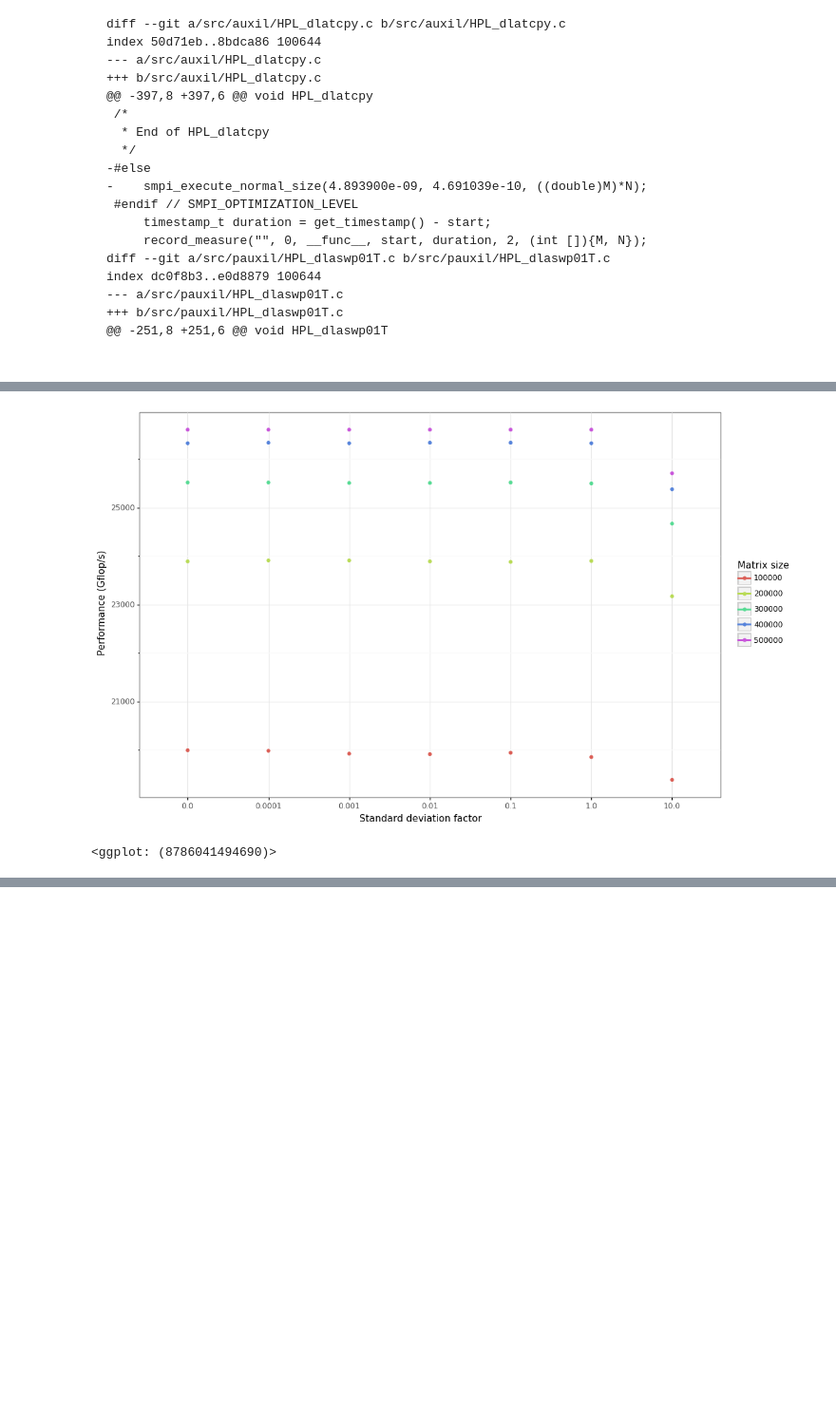
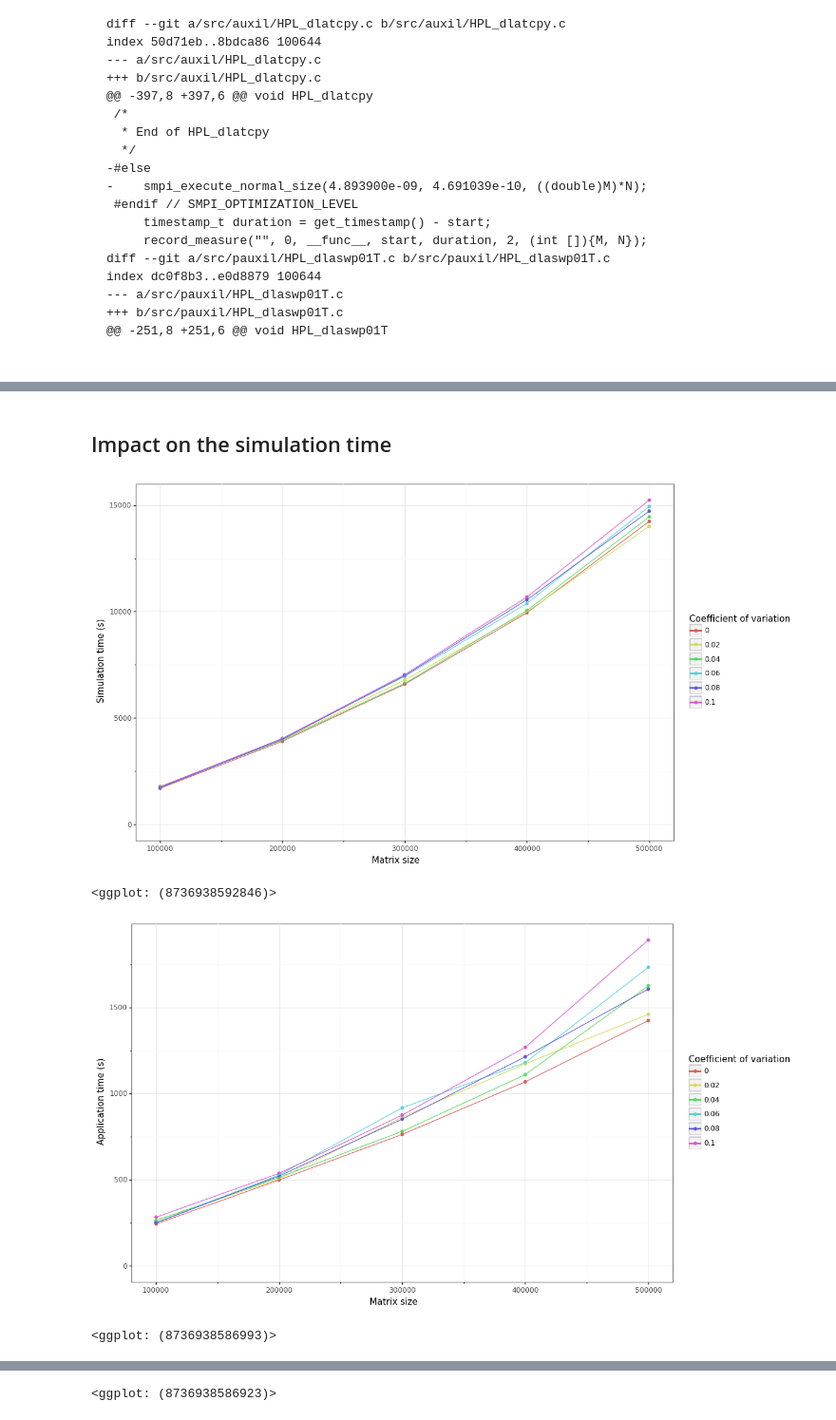
Before and after one commit to Ezibenroc/calibration_analysis, a Jupyter notebook: dahu/smpi_hpl/dgemm_variability.ipynb, the cells around one changed output, grey strips where cells are left out. Shown: that part at 95% size. Saved outputs shown, nothing was run; the diff lists cells and outputs as text; code cells hidden in the pictures; blank space fills up the shorter version.

```diff
--- a/dahu/smpi_hpl/dgemm_variability.ipynb
+++ b/dahu/smpi_hpl/dgemm_variability.ipynb
@@ -207,8 +206,16 @@ plot
-# %%
-plot = ggplot(df) + aes(x='factor(sigma_factor)', y='gflops', color='factor(matrix_size)') + geom_point() + geom_line()
-plot = plot + xlab('Standard deviation factor') + ylab('Performance (Gflop/s)') + labs(color='Matrix size')
-plot = plot + theme_bw()
-plot
-# %% [output]
-[figure, removed]
-<ggplot: (8786041494690)>
+# %% [markdown]
+## Impact on the simulation time
+# %%
+df['simgrid_time'] = df['simulation_time'] - df['application_time']
+
+plot = ggplot(df) + aes(x='matrix_size', color='factor(variation_coefficient)') + geom_point() + geom_line()
+plot = plot + xlab('Matrix size') + ylab('Simulation time (s)') + labs(color='Coefficient of variation')
+plot = plot + theme_bw() + expand_limits(y=0)
+
+for y in ['Simulation', 'Application', 'Simgrid']:
+    print(plot + aes(y='%s_time' % y.lower()) + ylab('%s time (s)' % y))
+# %% [output]
+[figure, added]
+<ggplot: (8736938592846)>
+[figure, added]
+<ggplot: (8736938586993)>
@@ -214,0 +223 @@ plot
+<ggplot: (8736938586923)>
```
Also changed, not shown: parts of 9 cells of this notebook, 6 other files.
